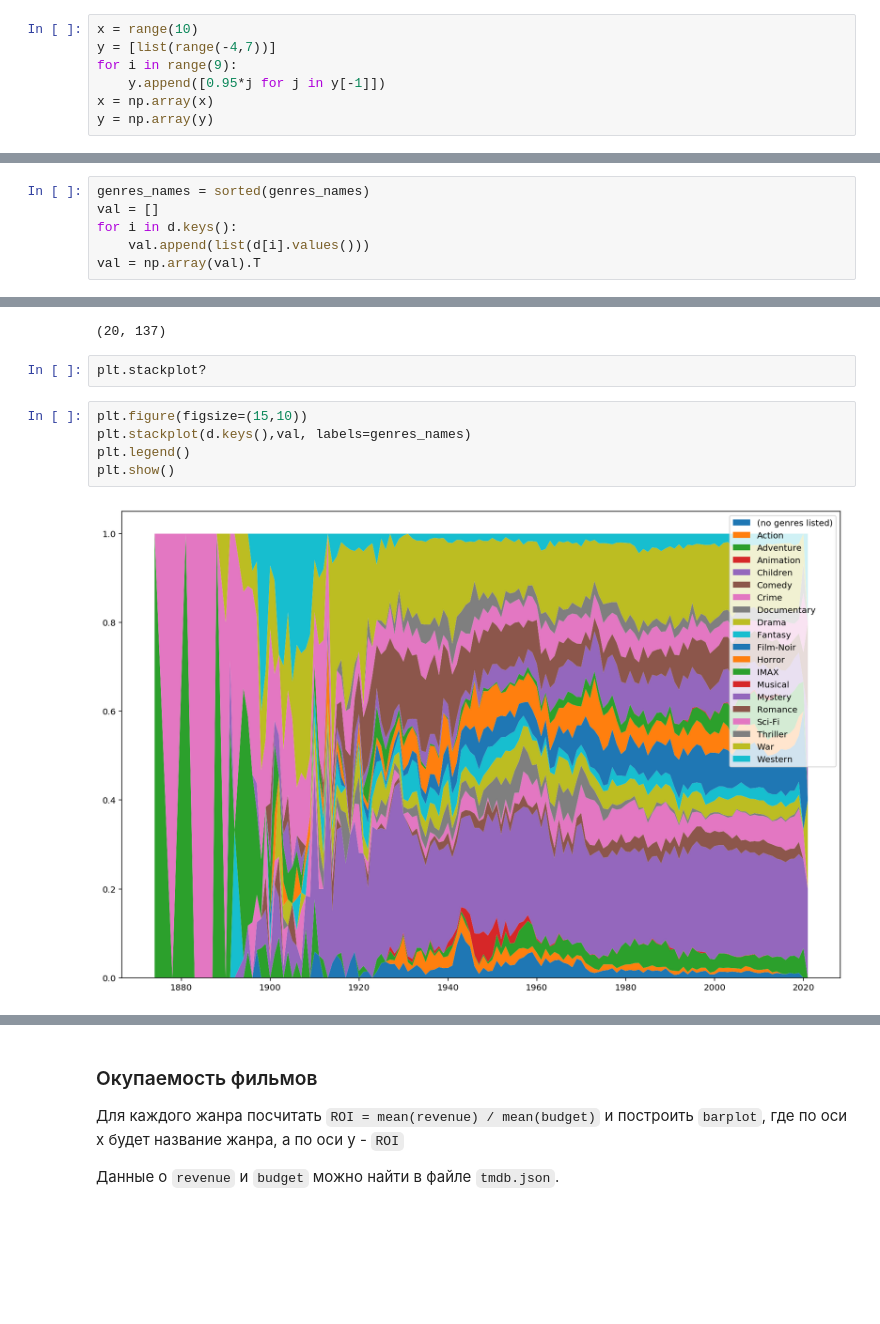
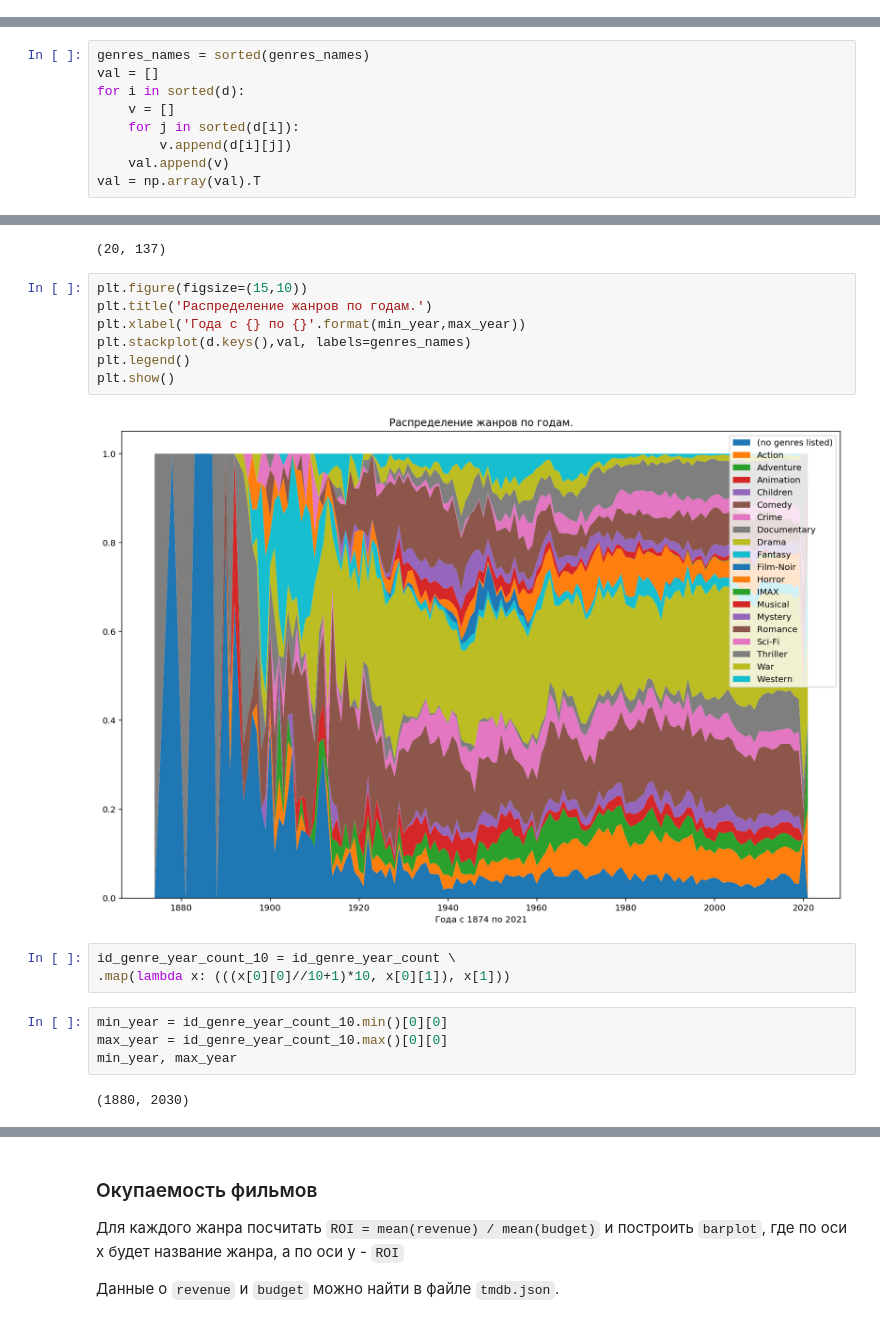
Before and after one commit to srzhn/MLBD, a Jupyter notebook: apache_spark/notebooks/spark_examples.ipynb, the cells around one changed output, grey strips where cells are left out. Saved outputs shown, nothing was run; the diff lists cells and outputs as text; blank space fills up the shorter version.

```diff
--- a/apache_spark/notebooks/spark_examples.ipynb
+++ b/apache_spark/notebooks/spark_examples.ipynb
@@ -558,9 +550,2 @@ plt.stackplot?
 # %%
 import numpy as np
-# %%
-x = range(10)
-y = [list(range(-4,7))]
-for i in range(9):
-    y.append([0.95*j for j in y[-1]])
-x = np.array(x)
-y = np.array(y)
@@ -690,19 +633,31 @@ d[1995]
 # %%
 genres_names = sorted(genres_names)
 val = []
-for i in d.keys():
-    val.append(list(d[i].values()))
+for i in sorted(d):
+    v = []
+    for j in sorted(d[i]):
+        v.append(d[i][j])
+    val.append(v)
 val = np.array(val).T
 # %%
 np.array(val).shape
 # %% [output]
 (20, 137)
-# %%
-plt.stackplot?
 # %%
 plt.figure(figsize=(15,10))
+plt.title('Распределение жанров по годам.')
+plt.xlabel('Года с {} по {}'.format(min_year,max_year))
 plt.stackplot(d.keys(),val, labels=genres_names)
 plt.legend()
 plt.show()
 # %% [output]
-[figure, old version]
+[figure, new version]
+# %%
+id_genre_year_count_10 = id_genre_year_count \
+.map(lambda x: (((x[0][0]//10+1)*10, x[0][1]), x[1]))
+# %%
+min_year = id_genre_year_count_10.min()[0][0]
+max_year = id_genre_year_count_10.max()[0][0]
+min_year, max_year
+# %% [output]
+(1880, 2030)
```
Also changed, not shown: parts of 16 cells of this notebook.
